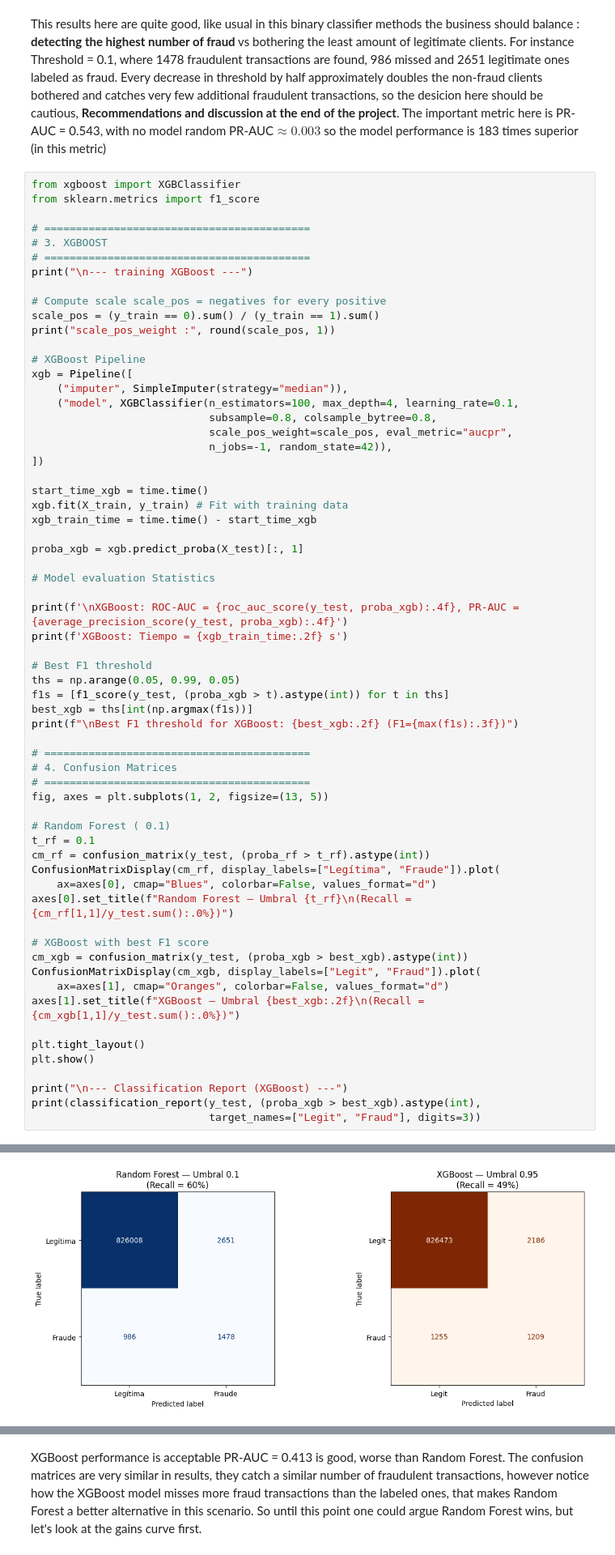
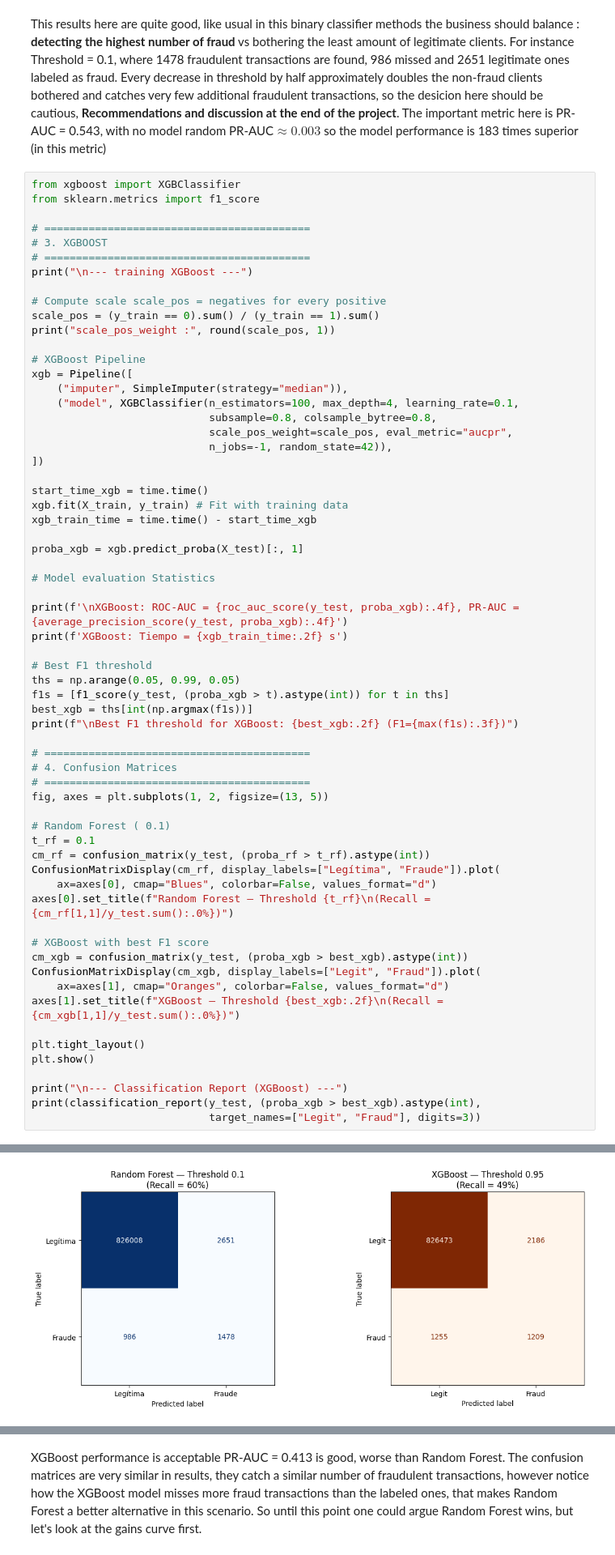
Before and after one commit to axelmb27/ds-portfolio, a Jupyter notebook: fraud-detection/Fraud_detection.ipynb, the cells around one changed output, grey strips where cells are left out. Shown at 81% size. Cells and saved outputs as stored; diff of their text form.

```diff
--- a/fraud-detection/Fraud_detection.ipynb
+++ b/fraud-detection/Fraud_detection.ipynb
@@ -630,13 +630,13 @@ t_rf = 0.1
 cm_rf = confusion_matrix(y_test, (proba_rf > t_rf).astype(int))
 ConfusionMatrixDisplay(cm_rf, display_labels=["Legítima", "Fraude"]).plot(
     ax=axes[0], cmap="Blues", colorbar=False, values_format="d")
-axes[0].set_title(f"Random Forest — Umbral {t_rf}\n(Recall = {cm_rf[1,1]/y_test.sum():.0%})")
+axes[0].set_title(f"Random Forest — Threshold {t_rf}\n(Recall = {cm_rf[1,1]/y_test.sum():.0%})")
 
 # XGBoost with best F1 score
 cm_xgb = confusion_matrix(y_test, (proba_xgb > best_xgb).astype(int))
 ConfusionMatrixDisplay(cm_xgb, display_labels=["Legit", "Fraud"]).plot(
     ax=axes[1], cmap="Oranges", colorbar=False, values_format="d")
-axes[1].set_title(f"XGBoost — Umbral {best_xgb:.2f}\n(Recall = {cm_xgb[1,1]/y_test.sum():.0%})")
+axes[1].set_title(f"XGBoost — Threshold {best_xgb:.2f}\n(Recall = {cm_xgb[1,1]/y_test.sum():.0%})")
 
 plt.tight_layout()
 plt.show()
@@ -653,6 +653,6 @@ XGBoost: Tiempo = 3.93 s
 
 Best F1 threshold for XGBoost: 0.95 (F1=0.413)
-[figure, old version]
+[figure, new version]
 --- Classification Report (XGBoost) ---
               precision    recall  f1-score   support
 
```
Also changed, not shown: parts of 4 cells of this notebook, 5 other files.
